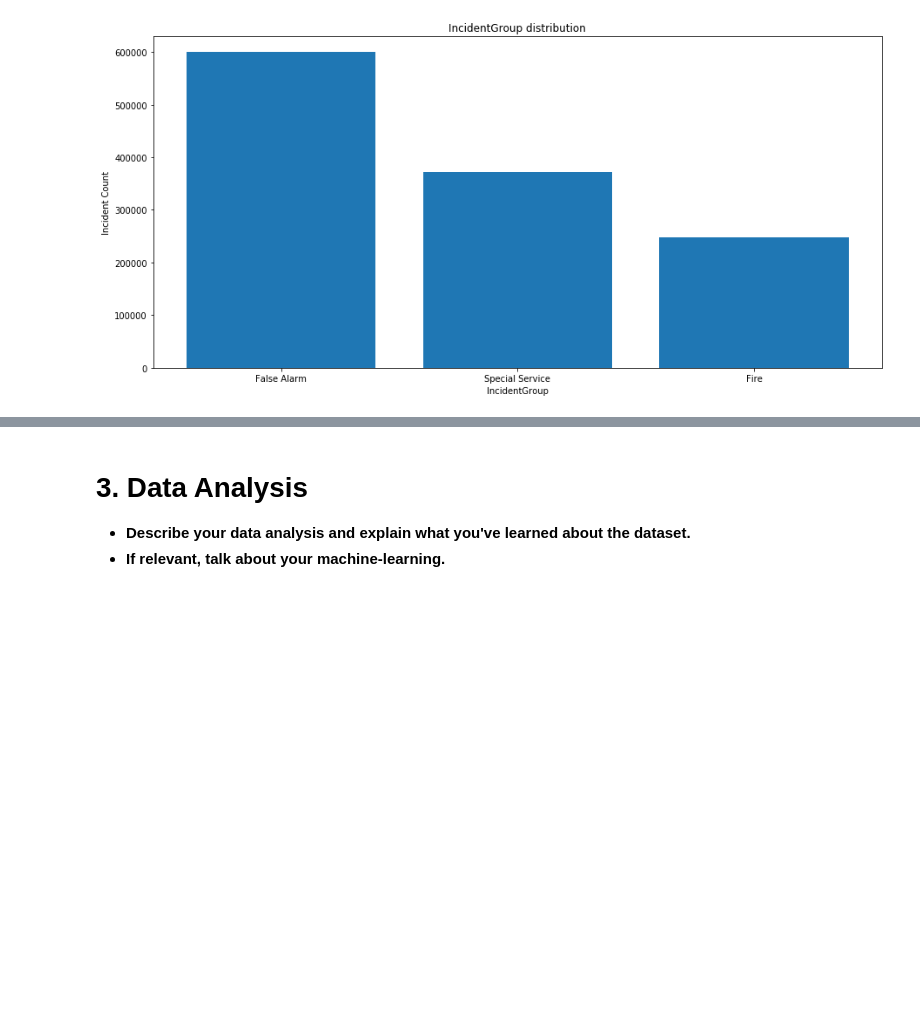
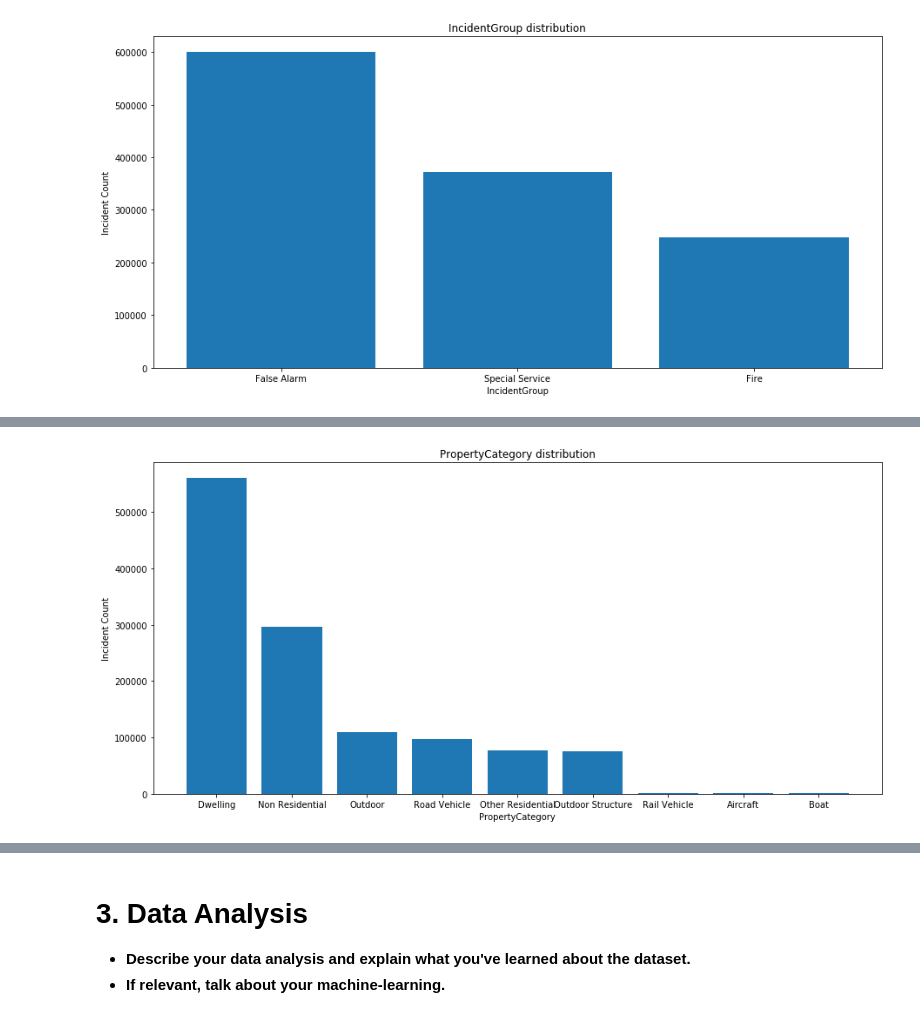
Before and after one commit to hlynurarni/Social-Data-Analysis-Final, a Jupyter notebook: Explainer Notebook.ipynb, the cells around one changed output, grey strips where cells are left out. Saved outputs shown, nothing was run; the diff lists cells and outputs as text; code cells hidden in the pictures; blank space fills up the shorter version.

```diff
--- a/Explainer Notebook.ipynb
+++ b/Explainer Notebook.ipynb
@@ -261,0 +278,4 @@ simplePlottingFunction(df.IncidentGroup, 'bar', False)
+# %%
+simplePlottingFunction(df.PropertyCategory, 'bar', False)
+# %% [output]
+[figure, added]
```
Also changed, not shown: parts of 41 cells of this notebook, 1 other file.
